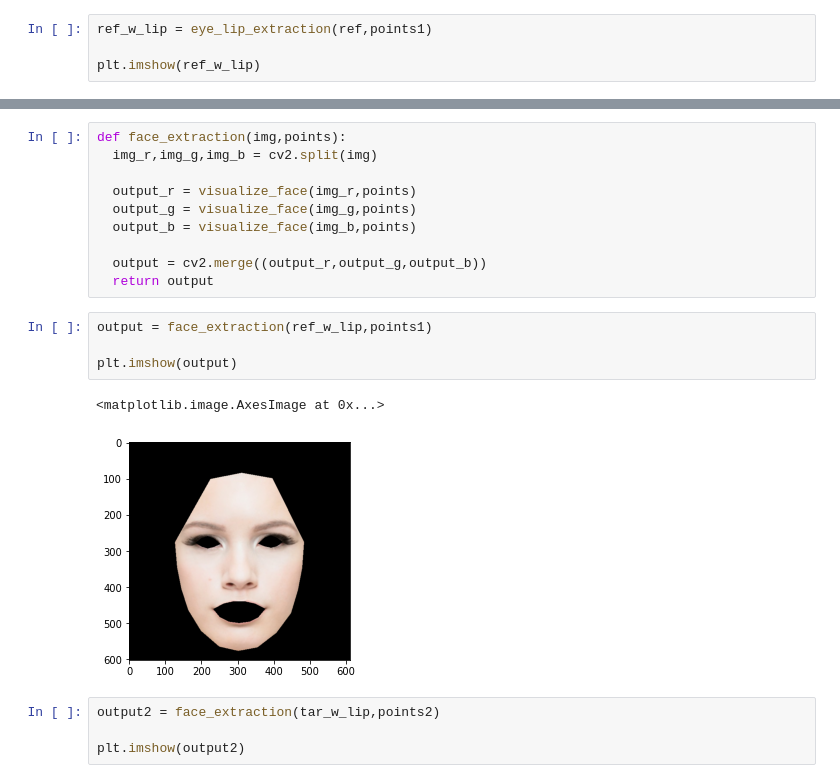
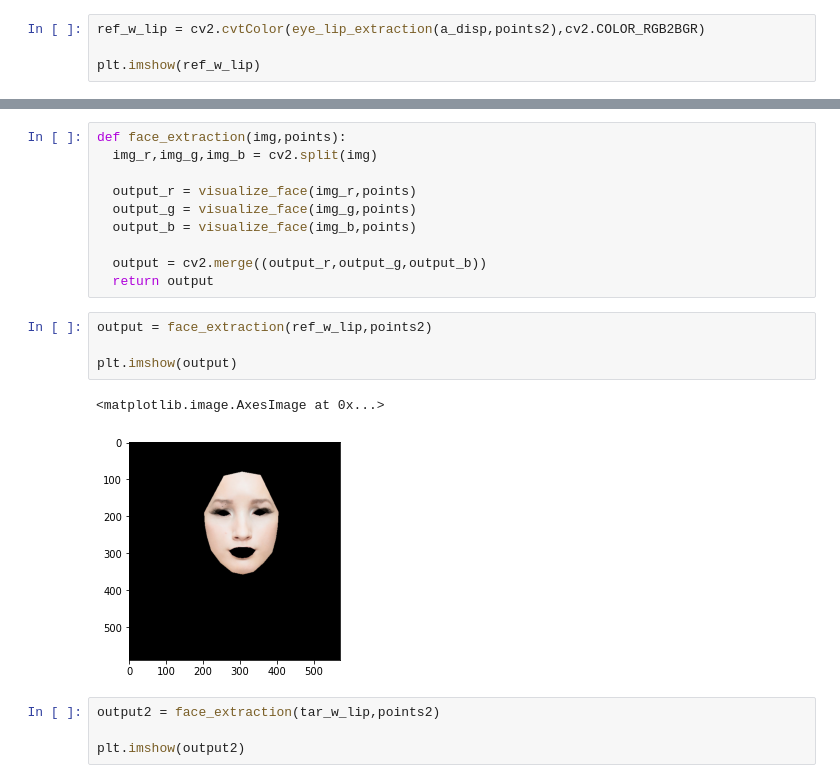
Before and after one commit to shaunak-badani/Digital-Makeup-Face-Generation, a Jupyter notebook: src/Digital Makeup Face Generation.ipynb, the cells around one changed output, grey strips where cells are left out. Cells and saved outputs as stored; diff of their text form.

```diff
--- a/src/Digital Makeup Face Generation.ipynb
+++ b/src/Digital Makeup Face Generation.ipynb
@@ -366,7 +372,7 @@ def eye_lip_extraction(img,points):
   output = cv2.merge((output_r,output_g,output_b))
   return output
 # %%
-ref_w_lip = eye_lip_extraction(ref,points1)
+ref_w_lip = cv2.cvtColor(eye_lip_extraction(a_disp,points2),cv2.COLOR_RGB2BGR)
 
 plt.imshow(ref_w_lip)
 # %% [output]
@@ -401,12 +407,12 @@ def face_extraction(img,points):
   output = cv2.merge((output_r,output_g,output_b))
   return output
 # %%
-output = face_extraction(ref_w_lip,points1)
+output = face_extraction(ref_w_lip,points2)
 
 plt.imshow(output)
 # %% [output]
 <matplotlib.image.AxesImage at 0x...>
-[figure, old version]
+[figure, new version]
 # %%
 output2 = face_extraction(tar_w_lip,points2)
 
```
Also changed, not shown: parts of 21 cells of this notebook.
